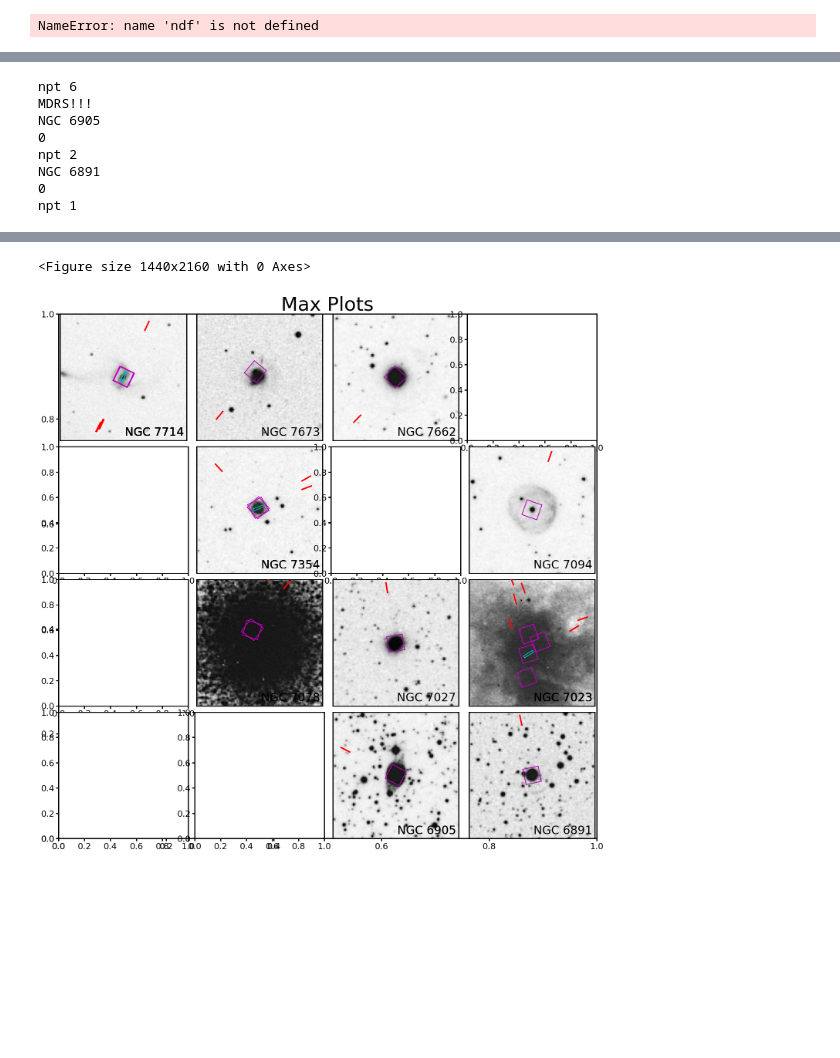
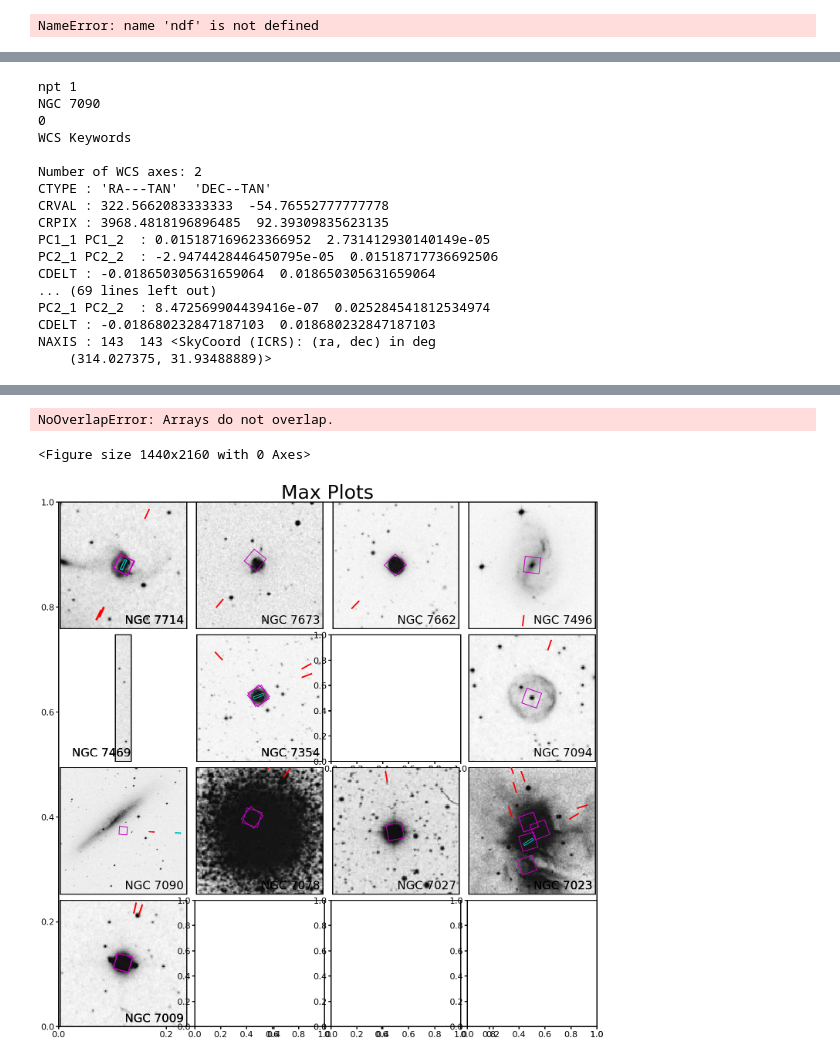
Before and after one commit to Jimbo-Coder/Fuse, a Jupyter notebook: Working adap_prep_2022_for_rizzo .ipynb, the cells around one changed output, grey strips where cells are left out. Drawn from its saved outputs; the diff is of its cells as text; code cells hidden in the pictures; blank space fills up the shorter version.

```diff
--- a/Working adap_prep_2022_for_rizzo .ipynb
+++ b/Working adap_prep_2022_for_rizzo .ipynb
@@ -84,7 +84,7 @@ WARNING: InputWarning: Coordinate string is being interpreted as an ICRS coordin
 #          ]  # Original  List
 
 objnames = ['NGC 7714','NGC 7673','NGC 7662','NGC 7496','NGC 7469','NGC 7354',
-'NGC 6752','NGC 7094','NGC 7090','NGC 7078','NGC 7027',
+'NGC 6826','NGC 7094','NGC 7090','NGC 7078','NGC 7027',
 'NGC 7023','NGC 7009','NGC 6992','NGC 6905','NGC 6891'] # My Test object List
 
 #objnames=['M 82']
@@ -692,7 +689,7 @@ df2['meanexp']*df2['npt']
 dtype: float64
 # %%
 #file_dir='C:/Users/maxri/Desktop/Classes 4-1/Research/fuse/images_red'
-file_dir='C:/Users/maxri/Desktop/Classes 4-1/Research/fuse/images_blue'
+file_dir='C:/Users/maxri/Desktop/Classes 4-1/Research/fuse/images_red'
 file_path=np.array(glob.glob(file_dir+'**/*fits'))
 file_path[0].split('_')
 # file_path[0].split('/')
@@ -739,19 +736,26 @@ C:/Users/maxri/Desktop/Classes 4-1/Research/fuse/images_blue/fuse\images_blue\00
 # %%
 
-i=5
-
+i=6 # NGC 7496 RA 347.44704000 DEc -43.42794000
+     # NGC 6826 RA 296.20047000 DEc 50.52503000
 objname=objnames[i]
 print(objname)
 sdf=df.loc[df['objname']==objname,:]
 sdf.index=np.arange(len(sdf))
 ra0, dec0=sdf.loc[0,'ra'], sdf.loc[0,'dec']
-#     print(ra0, dec0)
+print(ra0, dec0)
 c = SkyCoord(ra0, dec0, frame='icrs', unit='deg')
 cond=np.array(file_sc.separation(c))<minsep
 match_df=fdf[cond]
+
+print(fdf)
 match_df.index=np.arange(np.sum(cond))
-print(match_df.loc[fidx[i],'file_path'][0:44] + match_df.loc[fidx[i],'file_path'][61:])
+
+
+
+print(match_df.loc[:,'file_path'])
+
+print(match_df.loc[fidx[i],'file_path'][0:44] + match_df.loc[fidx[i],'file_path'][60:])
 #fits_file=match_df.loc[fidx[i],'file_path']
-fits_file=match_df.loc[fidx[i],'file_path'][0:44] + match_df.loc[fidx[i],'file_path'][61]
+fits_file=match_df.loc[fidx[i],'file_path'][0:44] + match_df.loc[fidx[i],'file_path'][60:]
 print(fidx[i])
 # %% [output]
@@ -781,8 +799,8 @@ for i in range(len(pidxs)):
     axs.append(ax)
 
 
-fidx=[0,0,0,1,0,
-      0,0,0,0,0,
+fidx=[0,0,1,1,1,
+      1,1,0,0,0,
       0,0,0,0,0,
       0,0,0,0
      ]
@@ -818,11 +836,12 @@ cut_widths=np.array([
     240,240,240,240,
     240,240,240,240,
 ])/3600*2
+print(cut_widths[1])
 
 
 raoffs=np.array(
     [0,0,0,0,
-     0.7,0,-0.4,0,
+     0.7,0,22.5,0,
      0,0,0,0,
      0,0,0,0,
     ]
@@ -830,7 +849,7 @@ raoffs=np.array(
 
 decoffs=np.array(
     [0.1,0,-0.05,-0.05,
-     -0.1,0,0,0,
+     -0.1,0,-15,0,
      0,0,0,0,
      0,0,-0.05,0,
     ]
@@ -842,9 +861,10 @@ for i in range(len(objnames)):
 
 # for i in range(8):
 
-    if i == 3 or i == 4 or i == 6 or i == 8 or i == 12 or i == 13:
+#     if i == 3 or i == 4 or i == 6 or i == 8 or i == 12 or i == 13:
+#         continue
+    if i == 6:
         continue
-
     ax=axs[i]
     objname=objnames[i]
     print(objname)
@@ -858,7 +878,7 @@ for i in range(len(objnames)):
     match_df.index=np.arange(np.sum(cond))
     # print(match_df.loc[fidx[i],'file_path'][0:44] + match_df.loc[fidx[i],'file_path'][60:])
     #fits_file=match_df.loc[fidx[i],'file_path']
-    fits_file=match_df.loc[fidx[i],'file_path'][0:44] + match_df.loc[fidx[i],'file_path'][61:] #61forblue,60forred
+    fits_file=match_df.loc[fidx[i],'file_path'][0:44] + match_df.loc[fidx[i],'file_path'][60:] #61forblue,60forred
     print(fidx[i])
     hdu=fits.open(os.path.normpath(fits_file))
     hdr=hdu[0].header
@@ -874,12 +894,15 @@ for i in range(len(objnames)):
 #     print(ra0, dec0)
     cc = SkyCoord(ra0, dec0, frame='icrs', unit='deg')
 
+    print(oiwcs,cc)
+
     img_cutout_obj=Cutout2D(oim, cc,
                        u.Quantity(cut_widths[i], unit='deg'),
                        wcs=oiwcs,
                     mode='trim',
 #                     mode='partial',
                    )
+
     im=img_cutout_obj.data
     iwcs=img_cutout_obj.wcs
 
@@ -1013,8 +1035,17 @@ WARNING: FITSFixedWarning: 'datfix' made the change 'Set MJD-OBS to 34241.232639
-npt 6
-MDRS!!!
-NGC 6905
+npt 1
+NGC 7090
 0
-npt 2
-NGC 6891
-0
-npt 1
+WCS Keywords
+
+Number of WCS axes: 2
+CTYPE : 'RA---TAN'  'DEC--TAN'
+CRVAL : 322.5662083333333  -54.76552777777778
+CRPIX : 3968.4818196896485  92.39309835623135
+PC1_1 PC1_2  : 0.015187169623366952  2.731412930140149e-05
+PC2_1 PC2_2  : -2.9474428446450795e-05  0.01518717736692506
+CDELT : -0.018650305631659064  0.018650305631659064
+... (69 lines left out)
+PC2_1 PC2_2  : 8.472569904439416e-07  0.025284541812534974
+CDELT : -0.018680232847187103  0.018680232847187103
+NAXIS : 143  143 <SkyCoord (ICRS): (ra, dec) in deg
+    (314.027375, 31.93488889)>
@@ -1023,5 +1058,6 @@ WARNING: FITSFixedWarning: 'datfix' made the change 'Set MJD-OBS to 33882.227778
-<Figure size 1440x2160 with 0 Axes>
+NoOverlapError: Arrays do not overlap.
+<Figure size 1440x2160 with 0 Axes>
-[figure, old version]
+[figure, new version]
 # %%
 fdf.ra
 # %%
```
Also changed, not shown: parts of 10 cells of this notebook.
